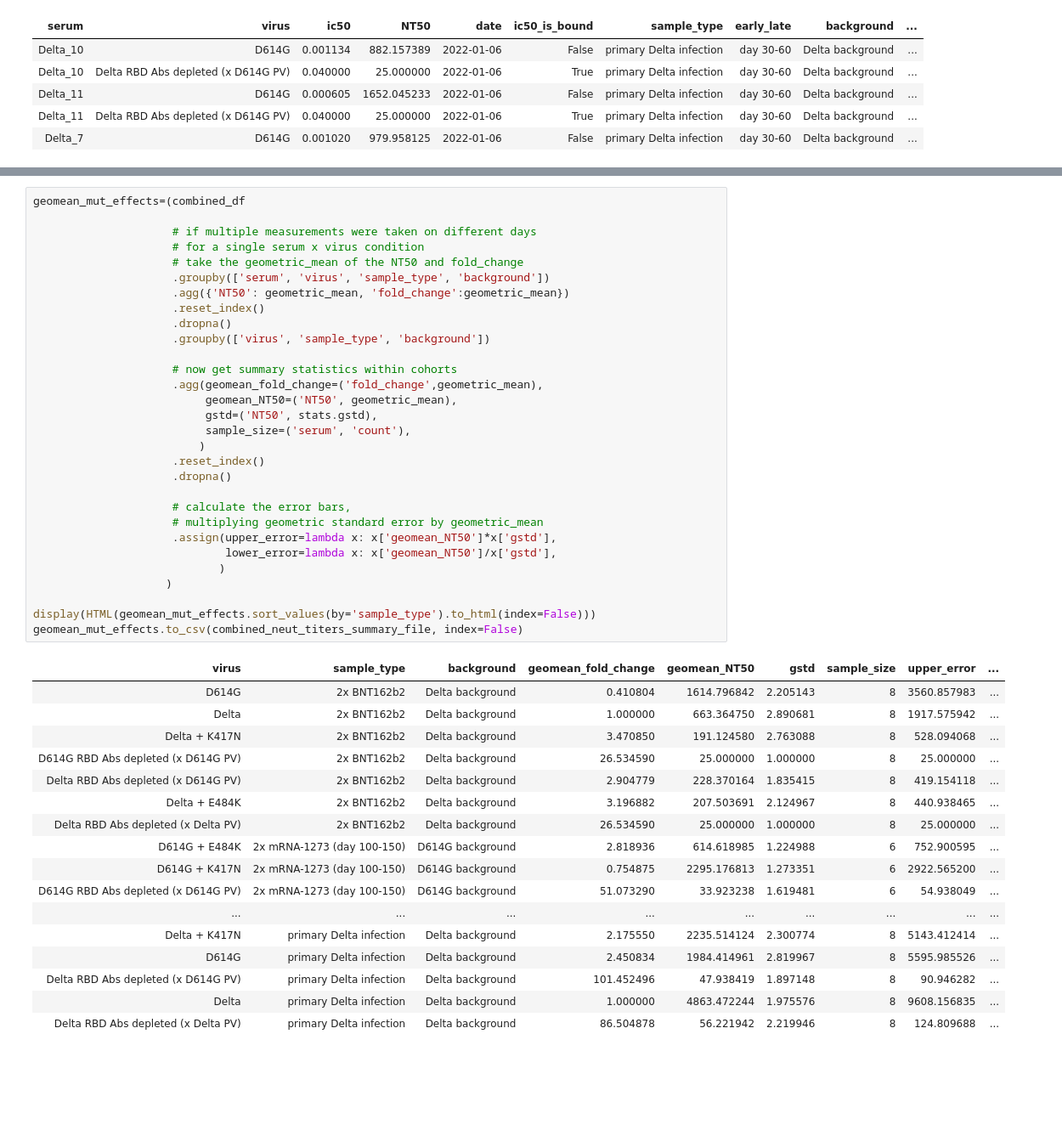
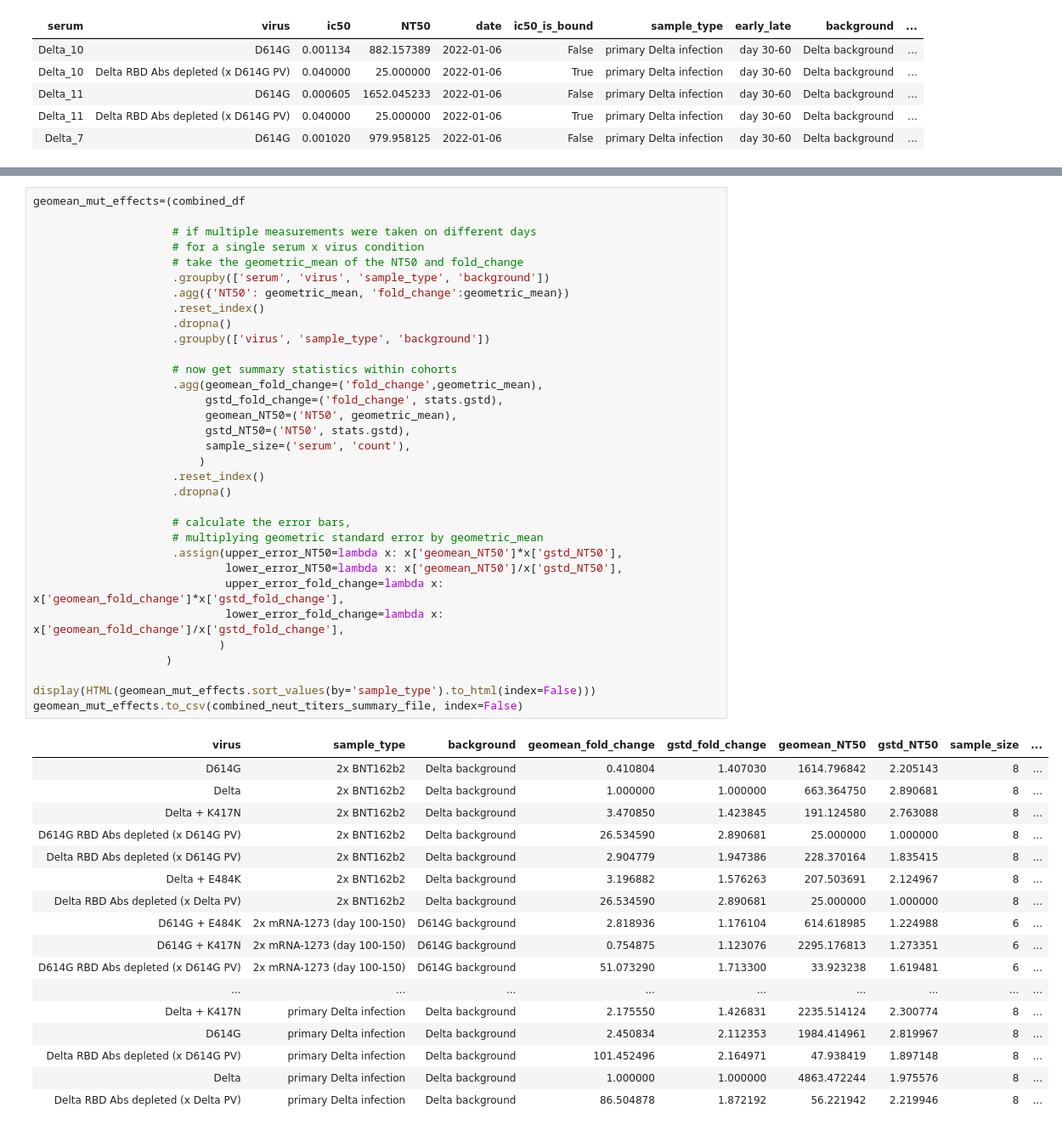
Before and after one commit to jbloomlab/SARS-CoV-2-RBD_Delta, a Jupyter notebook: experimental_data/analyze_neut_data.ipynb, the cells around one changed output, grey strips where cells are left out. Shown at 85% size. Drawn from its saved outputs; the diff is of its cells as text; blank space fills up the shorter version.

```diff
--- a/experimental_data/analyze_neut_data.ipynb
+++ b/experimental_data/analyze_neut_data.ipynb
@@ -772,48 +816,51 @@ Saving to results/neut_titers/NT50_combined_aggregate_nofacet.pdf
 # %%
 geomean_mut_effects=(combined_df
 
                      # if multiple measurements were taken on different days
                      # for a single serum x virus condition
                      # take the geometric_mean of the NT50 and fold_change
                      .groupby(['serum', 'virus', 'sample_type', 'background'])
                      .agg({'NT50': geometric_mean, 'fold_change':geometric_mean})
                      .reset_index()
                      .dropna()
                      .groupby(['virus', 'sample_type', 'background'])
 
                      # now get summary statistics within cohorts
                      .agg(geomean_fold_change=('fold_change',geometric_mean),
+                          gstd_fold_change=('fold_change', stats.gstd),
                           geomean_NT50=('NT50', geometric_mean),
-                          gstd=('NT50', stats.gstd),
+                          gstd_NT50=('NT50', stats.gstd),
                           sample_size=('serum', 'count'),
                          )
                      .reset_index()
                      .dropna()
 
                      # calculate the error bars,
                      # multiplying geometric standard error by geometric_mean
-                     .assign(upper_error=lambda x: x['geomean_NT50']*x['gstd'],
-                             lower_error=lambda x: x['geomean_NT50']/x['gstd'],
+                     .assign(upper_error_NT50=lambda x: x['geomean_NT50']*x['gstd_NT50'],
+                             lower_error_NT50=lambda x: x['geomean_NT50']/x['gstd_NT50'],
+                             upper_error_fold_change=lambda x: x['geomean_fold_change']*x['gstd_fold_change'],
+                             lower_error_fold_change=lambda x: x['geomean_fold_change']/x['gstd_fold_change'],
                             )
                     )
 
 display(HTML(geomean_mut_effects.sort_values(by='sample_type').to_html(index=False)))
 geomean_mut_effects.to_csv(combined_neut_titers_summary_file, index=False)
 # %% [output]
-| virus | sample_type | background | geomean_fold_change | geomean_NT50 | gstd | sample_size | upper_error | ... |
-| D614G | 2x BNT162b2 | Delta background | 0.410804 | 1614.796842 | 2.205143 | 8 | 3560.857983 | ... |
-| Delta | 2x BNT162b2 | Delta background | 1.000000 | 663.364750 | 2.890681 | 8 | 1917.575942 | ... |
-| Delta + K417N | 2x BNT162b2 | Delta background | 3.470850 | 191.124580 | 2.763088 | 8 | 528.094068 | ... |
-| D614G RBD Abs depleted (x D614G PV) | 2x BNT162b2 | Delta background | 26.534590 | 25.000000 | 1.000000 | 8 | 25.000000 | ... |
-| Delta RBD Abs depleted (x D614G PV) | 2x BNT162b2 | Delta background | 2.904779 | 228.370164 | 1.835415 | 8 | 419.154118 | ... |
-| Delta + E484K | 2x BNT162b2 | Delta background | 3.196882 | 207.503691 | 2.124967 | 8 | 440.938465 | ... |
-| Delta RBD Abs depleted (x Delta PV) | 2x BNT162b2 | Delta background | 26.534590 | 25.000000 | 1.000000 | 8 | 25.000000 | ... |
-| D614G + E484K | 2x mRNA-1273 (day 100-150) | D614G background | 2.818936 | 614.618985 | 1.224988 | 6 | 752.900595 | ... |
-| D614G + K417N | 2x mRNA-1273 (day 100-150) | D614G background | 0.754875 | 2295.176813 | 1.273351 | 6 | 2922.565200 | ... |
-| D614G RBD Abs depleted (x D614G PV) | 2x mRNA-1273 (day 100-150) | D614G background | 51.073290 | 33.923238 | 1.619481 | 6 | 54.938049 | ... |
+| virus | sample_type | background | geomean_fold_change | gstd_fold_change | geomean_NT50 | gstd_NT50 | sample_size | ... |
+| D614G | 2x BNT162b2 | Delta background | 0.410804 | 1.407030 | 1614.796842 | 2.205143 | 8 | ... |
+| Delta | 2x BNT162b2 | Delta background | 1.000000 | 1.000000 | 663.364750 | 2.890681 | 8 | ... |
+| Delta + K417N | 2x BNT162b2 | Delta background | 3.470850 | 1.423845 | 191.124580 | 2.763088 | 8 | ... |
+| D614G RBD Abs depleted (x D614G PV) | 2x BNT162b2 | Delta background | 26.534590 | 2.890681 | 25.000000 | 1.000000 | 8 | ... |
+| Delta RBD Abs depleted (x D614G PV) | 2x BNT162b2 | Delta background | 2.904779 | 1.947386 | 228.370164 | 1.835415 | 8 | ... |
+| Delta + E484K | 2x BNT162b2 | Delta background | 3.196882 | 1.576263 | 207.503691 | 2.124967 | 8 | ... |
+| Delta RBD Abs depleted (x Delta PV) | 2x BNT162b2 | Delta background | 26.534590 | 2.890681 | 25.000000 | 1.000000 | 8 | ... |
+| D614G + E484K | 2x mRNA-1273 (day 100-150) | D614G background | 2.818936 | 1.176104 | 614.618985 | 1.224988 | 6 | ... |
+| D614G + K417N | 2x mRNA-1273 (day 100-150) | D614G background | 0.754875 | 1.123076 | 2295.176813 | 1.273351 | 6 | ... |
+| D614G RBD Abs depleted (x D614G PV) | 2x mRNA-1273 (day 100-150) | D614G background | 51.073290 | 1.713300 | 33.923238 | 1.619481 | 6 | ... |
 | ... | ... | ... | ... | ... | ... | ... | ... | ... |
-| Delta + K417N | primary Delta infection | Delta background | 2.175550 | 2235.514124 | 2.300774 | 8 | 5143.412414 | ... |
-| D614G | primary Delta infection | Delta background | 2.450834 | 1984.414961 | 2.819967 | 8 | 5595.985526 | ... |
-| Delta RBD Abs depleted (x D614G PV) | primary Delta infection | Delta background | 101.452496 | 47.938419 | 1.897148 | 8 | 90.946282 | ... |
-| Delta | primary Delta infection | Delta background | 1.000000 | 4863.472244 | 1.975576 | 8 | 9608.156835 | ... |
-| Delta RBD Abs depleted (x Delta PV) | primary Delta infection | Delta background | 86.504878 | 56.221942 | 2.219946 | 8 | 124.809688 | ... |
+| Delta + K417N | primary Delta infection | Delta background | 2.175550 | 1.426831 | 2235.514124 | 2.300774 | 8 | ... |
+| D614G | primary Delta infection | Delta background | 2.450834 | 2.112353 | 1984.414961 | 2.819967 | 8 | ... |
+| Delta RBD Abs depleted (x D614G PV) | primary Delta infection | Delta background | 101.452496 | 2.164971 | 47.938419 | 1.897148 | 8 | ... |
+| Delta | primary Delta infection | Delta background | 1.000000 | 1.000000 | 4863.472244 | 1.975576 | 8 | ... |
+| Delta RBD Abs depleted (x Delta PV) | primary Delta infection | Delta background | 86.504878 | 1.872192 | 56.221942 | 2.219946 | 8 | ... |
```
Also changed, not shown: parts of 6 cells of this notebook, 14 other files.
